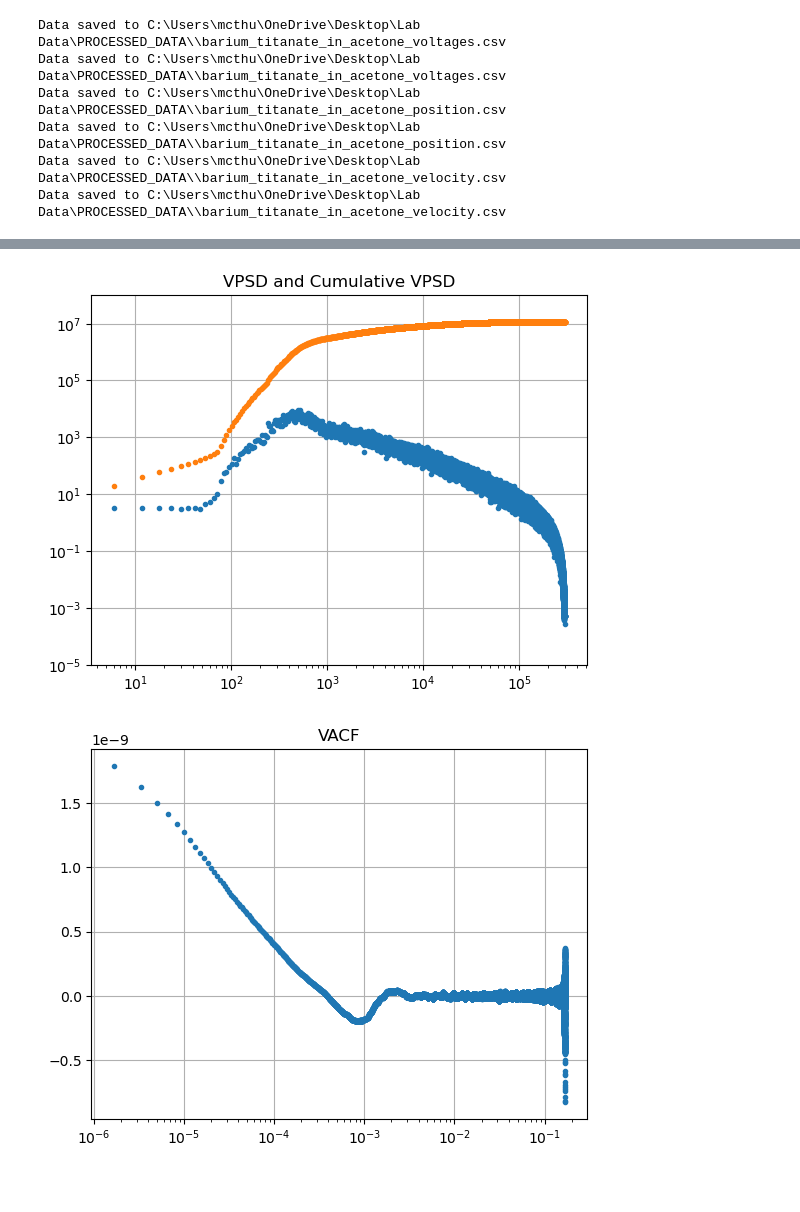
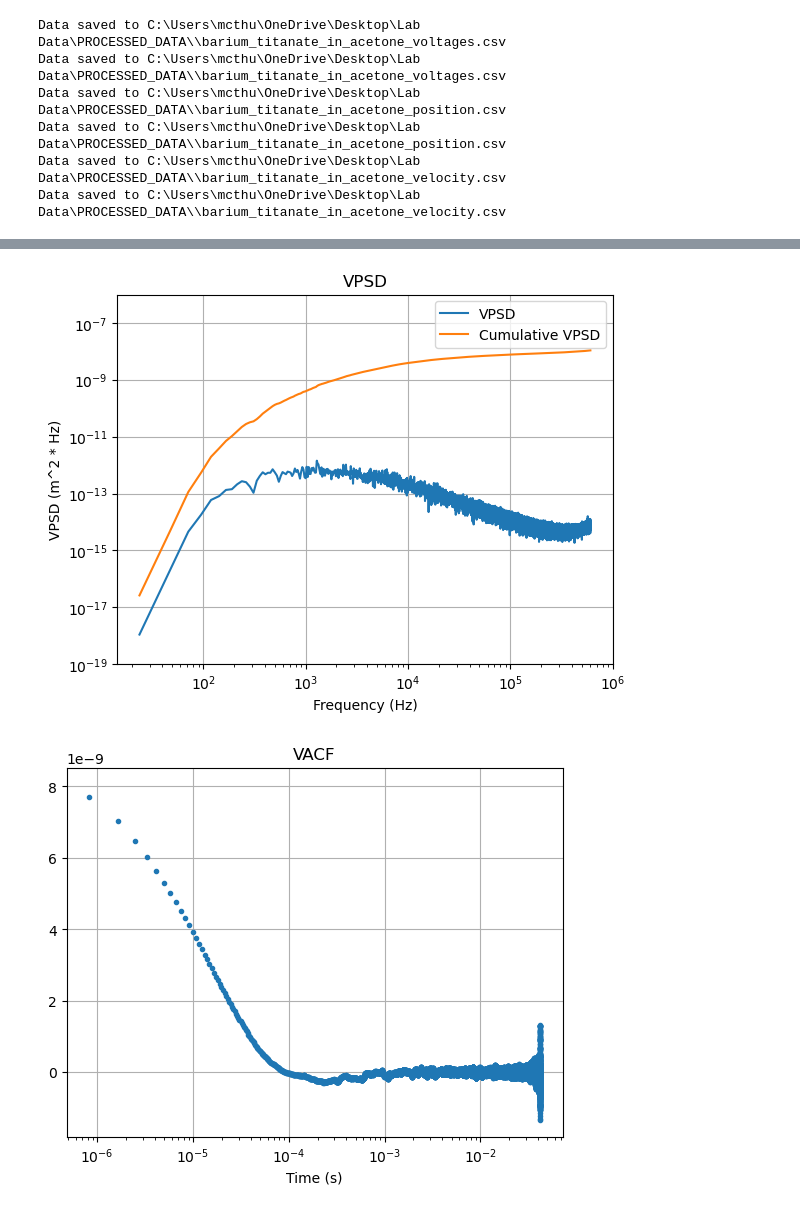
Before and after one commit to mcthumann/Brownian_Data_Analysis, a Jupyter notebook: scripts/save_to_csv.ipynb, the cells around one changed output, grey strips where cells are left out. Cells and saved outputs as stored; diff of their text form; code cells hidden in the pictures; blank space fills up the shorter version.

```diff
--- a/scripts/save_to_csv.ipynb
+++ b/scripts/save_to_csv.ipynb
@@ -2,17 +2,32 @@
 # Parameters to set
 
 # File
-filename = r"C:\Users\mcthu\OneDrive\Desktop\Lab Data\20250131\smaller_aligned2"
-offset = 513843715
+# filename = r"C:\Users\mcthu\OneDrive\Desktop\Lab Data\20250131\EODLast3"
+filename = r"C:\Users\mcthu\OneDrive\Desktop\Lab Data\20250129\5pm2"
+#EODLast3 - 41-46
+offset = 426967933
 num_files = 6
 traces_per_file = 2
 
+# For the ballistic content data
+#EOD3
+# bin_num = 40
+# 4.464 micron
+# V = 292.11e14
+
+# For the less ballistic content
+# Data set - 1/29 "5PM2"
+# a = 2.726e-6
+# v = 51.198e14
+# bin = 165 (200M sample rate)
+
 # Analysis
+#4.464 micron
 
 # Found by verifying where the noise cumulative VPSD reaches 4% of signal cumulative VPSD
-bin_num = 42
+bin_num = 165
 # (V^2/m^2) Found by fitting to PSD
-V = 68.598e14
+V = 51.198e14
 # (Hz) Found where low f noise begins to dominate in the PSD
 high_pass = 100
 # %%
@@ -197,7 +215,7 @@ def get_velocity_higher_order(data, time, order):
     return der(data)
 
 velocity_traces = []
-for trace in traces_post_transfer:
+for trace in traces_post_meter:
     velocity = get_velocity_higher_order(trace, time, 2)
     velocity_traces.append(velocity)
 
@@ -253,18 +274,26 @@ for trace in velocity_traces:
     frequency, vpsd = scipy.signal.periodogram(trace, fs=fs, scaling="density")
     vpsds.append(vpsd)
 vpsd = np.mean(vpsds, axis=0)
-plt.plot(frequency, vpsd, ".")
+# plt.plot(frequency, vpsd, label = "VPSD")
 cumulative_vpsd = np.cumsum(vpsd) * (frequency[1] - frequency[0])  # assuming uniform frequency spacing
-plt.plot(frequency, cumulative_vpsd, ".")
-plt.ylim(bottom=1e-5)
-plt.ylim(top=1e8)
+# plt.plot(frequency, cumulative_vpsd, label="Cumulative VPSD")
+plt.ylim(bottom=1e-19)
+plt.ylim(top=1e-6)
 plt.xscale('log')
 plt.yscale('log')
-plt.title("VPSD and Cumulative VPSD")
+plt.xlabel("Frequency (Hz)")
+plt.ylabel("VPSD (m^2 * Hz)")
+plt.title("VPSD")
 plt.grid()
+
+vpsd2 = psd*(2*math.pi*frequency)**2
+cumulative_vpsd2 = np.cumsum(vpsd2) * (frequency[1] - frequency[0])  # assuming uniform frequency spacing
+plt.plot(frequency[1:], vpsd2[1:], label = "VPSD")
+plt.plot(frequency[1:], cumulative_vpsd2[1:], label="Cumulative VPSD")
+plt.legend()
 plt.show()
 # %% [output]
-[figure, old version]
+[figure, new version]
 # %%
 from tqdm import tqdm
 def compute_VACF_time_domain(v_series):
@@ -276,20 +305,26 @@ def compute_VACF_time_domain(v_series):
     return vacf
 
 all_vacf = []
+#
+# for series in traces_post_meter:
+#     v_series = np.diff(series) / np.diff(time)
+#     vacf = compute_VACF_time_domain(v_series)
+#     all_vacf.append(vacf)
 
-for series in traces_post_meter:
-    v_series = np.diff(series) / np.diff(time)
-    vacf = compute_VACF_time_domain(v_series)
+for trace in velocity_traces:
+    vacf = compute_VACF_time_domain(trace)
     all_vacf.append(vacf)
 # %%
 avg_vacf = np.mean(all_vacf, axis=0)
 
-plt.plot(time[1:], avg_vacf, ".")
+plt.plot(time, avg_vacf, ".")
 plt.xscale('log')
+# plt.xlim(right=1e-3)
+plt.xlabel("Time (s)")
 plt.title("VACF")
 plt.grid()
 # %% [output]
-[figure, old version]
+[figure, new version]
 # %%
 def compute_msd(time_trace, dt):
     n = len(time_trace)
```
Also changed, not shown: parts of 10 cells of this notebook, 1 other file.
